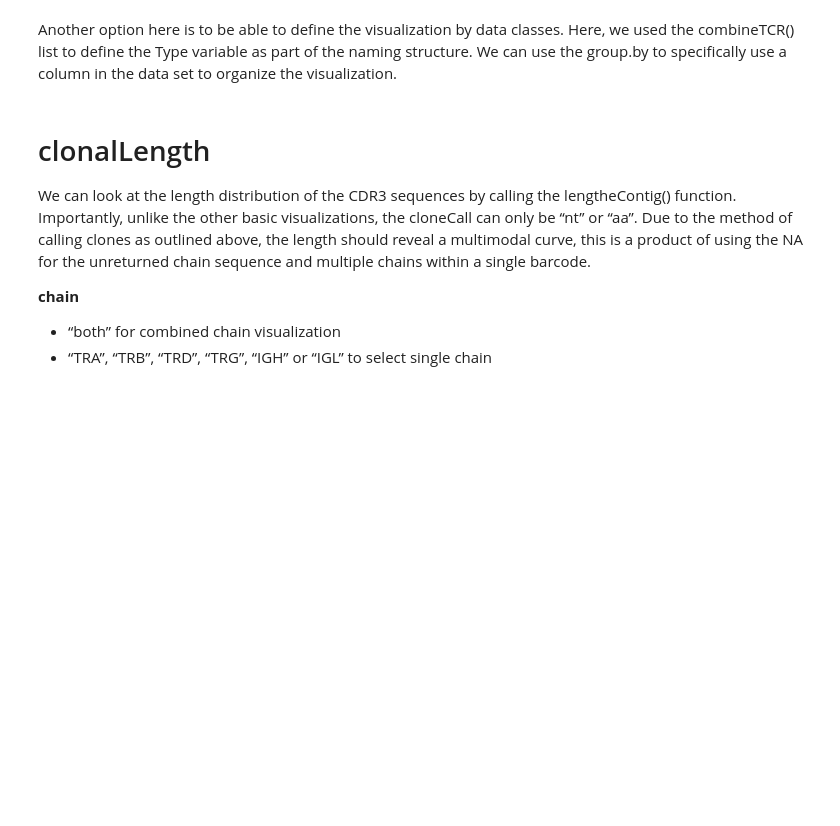
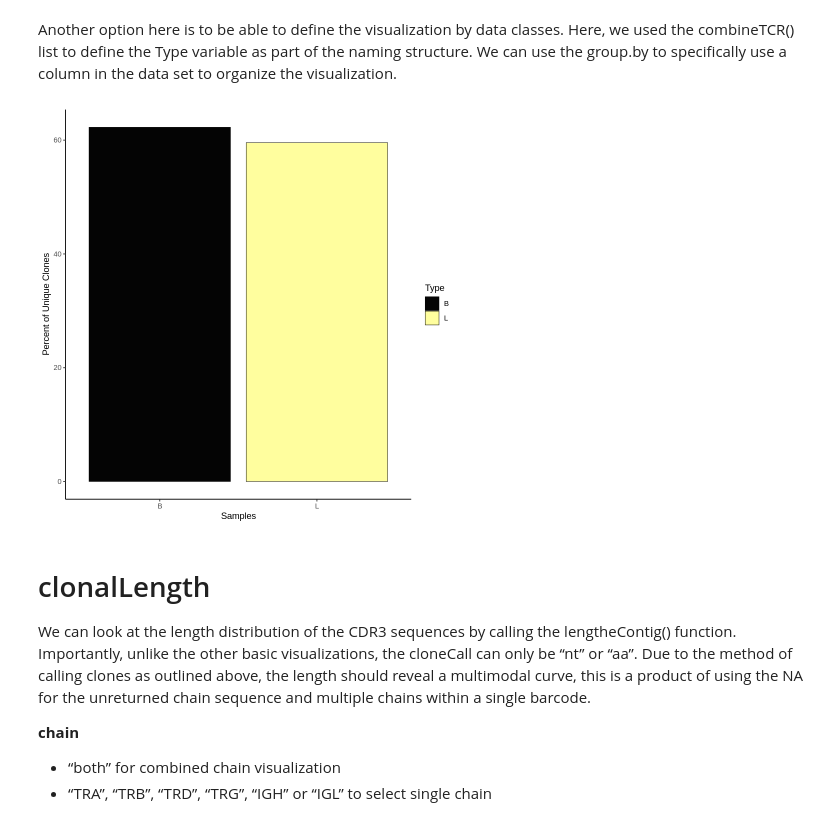
Before and after one commit to davidsebfischer/scRNAseq_workshop, a Jupyter notebook: notebooks/BCR_analysis.ipynb, the cells around one changed output. Cells and saved outputs as stored; diff of their text form; code cells hidden in the pictures; blank space fills up the shorter version.

```diff
--- a/notebooks/BCR_analysis.ipynb
+++ b/notebooks/BCR_analysis.ipynb
@@ -261,3 +259,12 @@ clonalQuant(combined.TCR, cloneCall = "gene", group.by = "Type", scale = TRUE)
+# %%
+#add the Type in which the samples were processed and sequenced.
+combined.TCR <- addVariable(combined.TCR,
+                            variable.name = "Type",
+                            variables = rep(c("B", "L"), 4))
+
+clonalQuant(combined.TCR, cloneCall = "gene", group.by = "Type", scale = TRUE)
+# %% [output]
+[figure, added]
 # %% [markdown]
 # clonalLength
 We can look at the length distribution of the CDR3 sequences by calling the lengtheContig() function. Importantly, unlike the other basic visualizations, the cloneCall can only be “nt” or “aa”. Due to the method of calling clones as outlined above, the length should reveal a multimodal curve, this is a product of using the NA for the unreturned chain sequence and multiple chains within a single barcode.
```
Also changed, not shown: parts of 29 cells of this notebook.
